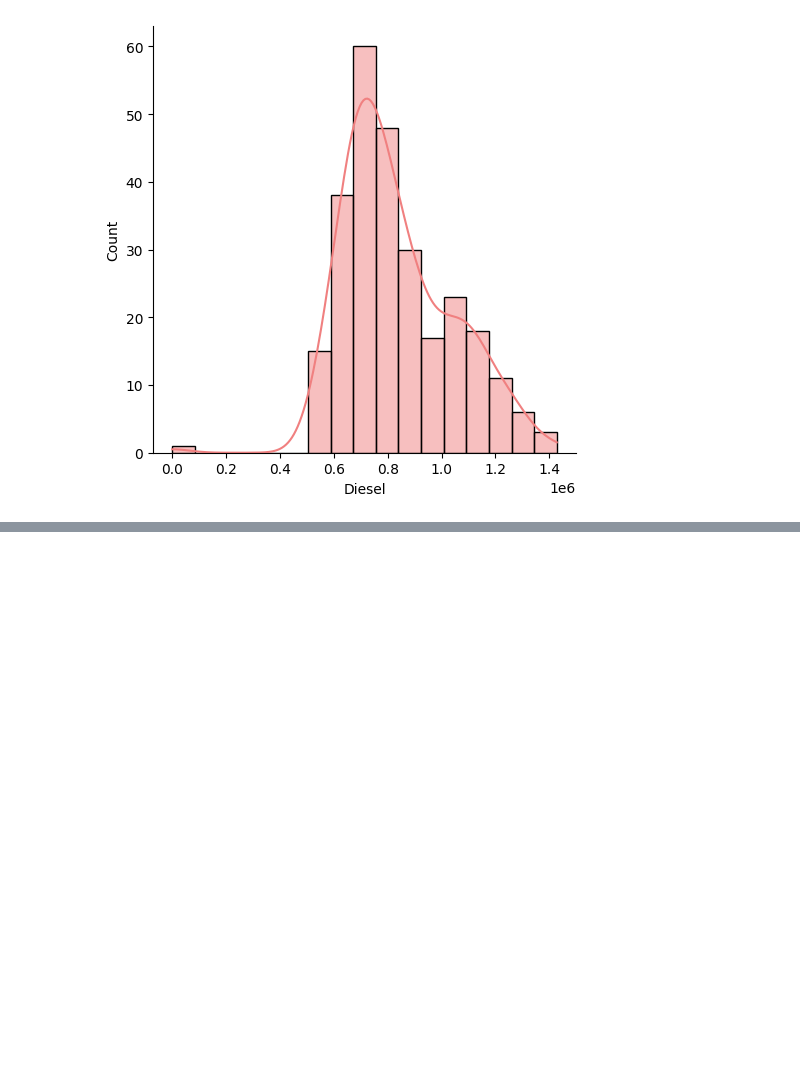
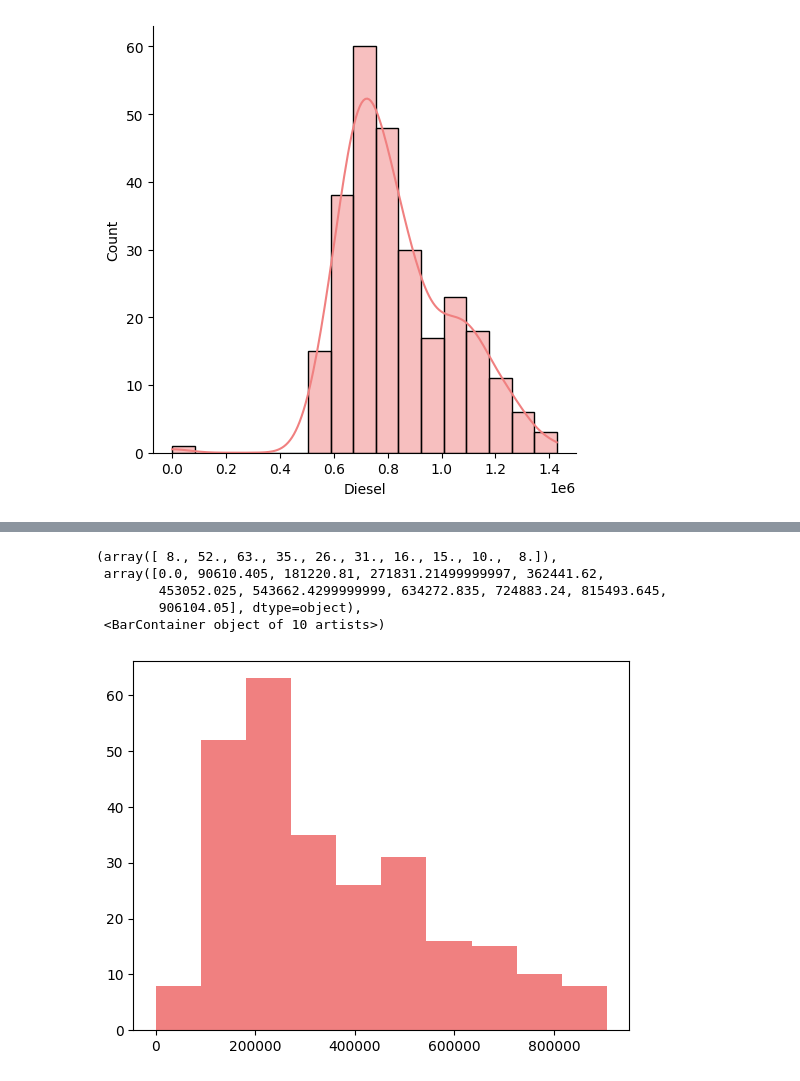
Before and after one commit to AndresQuinto5/HDT2-DS, a Jupyter notebook: HDT2-DS.ipynb, the cells around one changed output, grey strips where cells are left out. Saved outputs shown, nothing was run; the diff lists cells and outputs as text; code cells hidden in the pictures; blank space fills up the shorter version.

```diff
--- a/HDT2-DS.ipynb
+++ b/HDT2-DS.ipynb
@@ -123,0 +153,9 @@ for var in Relevantes:
+# %%
+plt.hist(imports.Gasolinaregular, color="lightcoral")
+# %% [output]
+(array([ 8., 52., 63., 35., 26., 31., 16., 15., 10.,  8.]),
+ array([0.0, 90610.405, 181220.81, 271831.21499999997, 362441.62,
+        453052.025, 543662.4299999999, 634272.835, 724883.24, 815493.645,
+        906104.05], dtype=object),
+ <BarContainer object of 10 artists>)
+[figure, added]
```
Also changed, not shown: parts of 15 cells of this notebook.
